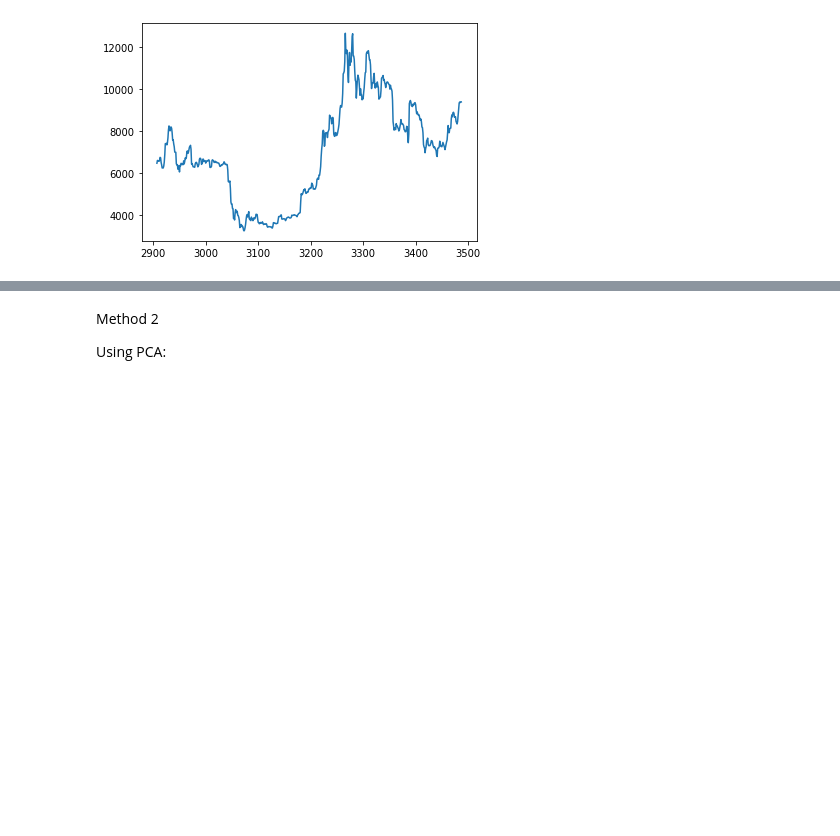
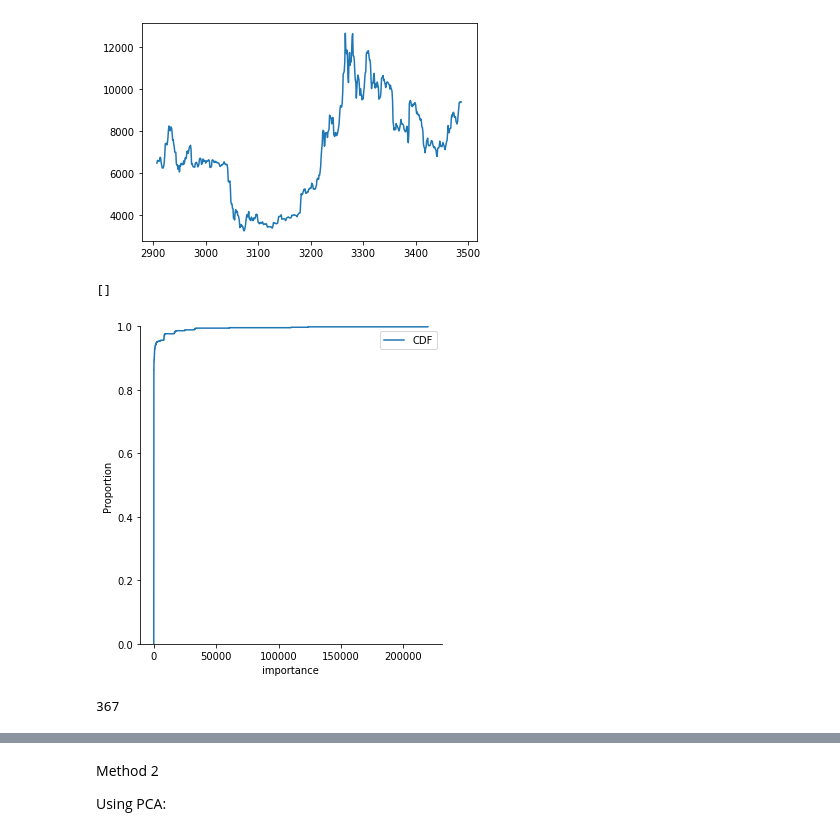
Before and after one commit to skillnerve/DataScience-Projects, a Jupyter notebook: BTC.ipynb, the cells around one changed output, grey strips where cells are left out. Saved outputs shown, nothing was run; the diff lists cells and outputs as text; code cells hidden in the pictures; blank space fills up the shorter version.

```diff
--- a/BTC.ipynb
+++ b/BTC.ipynb
@@ -207,0 +205,11 @@ x_test = x_test.drop(['Date','priceUSD'],axis=1)[x_test.drop(['Date','priceUSD']
+# %%
+x_train, x_cv, y_train, y_cv = train_test_split(x_train.drop(['Date','priceUSD'],axis=1), x_train['priceUSD'], test_size=0.16, random_state=42)
+# %%
+features=x_train.columns
+ss=StandardScaler().fit(x_train)
+x_train=pd.DataFrame(ss.transform(x_train),columns=features)
+x_cv=pd.DataFrame(ss.transform(x_cv),columns=features)
+x_test=pd.DataFrame(ss.transform(x_test.drop(['Date','priceUSD'],axis=1)),columns=features)
+# %%
+rf = RandomForestRegressor(n_jobs=-1, random_state=42).fit(x_train,y_train)
+imp = list(map(lambda x : abs(x)*1000000 , rf.feature_importances_))
@@ -207,0 +226,19 @@ x_test = x_test.drop(['Date','priceUSD'],axis=1)[x_test.drop(['Date','priceUSD']
+# %%
+sns.displot(imp,kind="ecdf",label='CDF')
+plt.xlabel('importance')
+plt.legend()
+plt.plot()
+# %% [output]
+[]
+[figure, added]
+# %%
+feature_final=[]
+importances_final=[]
+threshold=sorted_v[int(len(sorted_v)*0.50)]
+for i in range(len(sorted_v)):
+  if sorted_v[i]>threshold:
+    importances_final.append(sorted_v[i])
+    feature_final.append(sorted_f[i])
+print(len(feature_final))
+# %% [output]
+367
```
Also changed, not shown: parts of 155 cells of this notebook.
